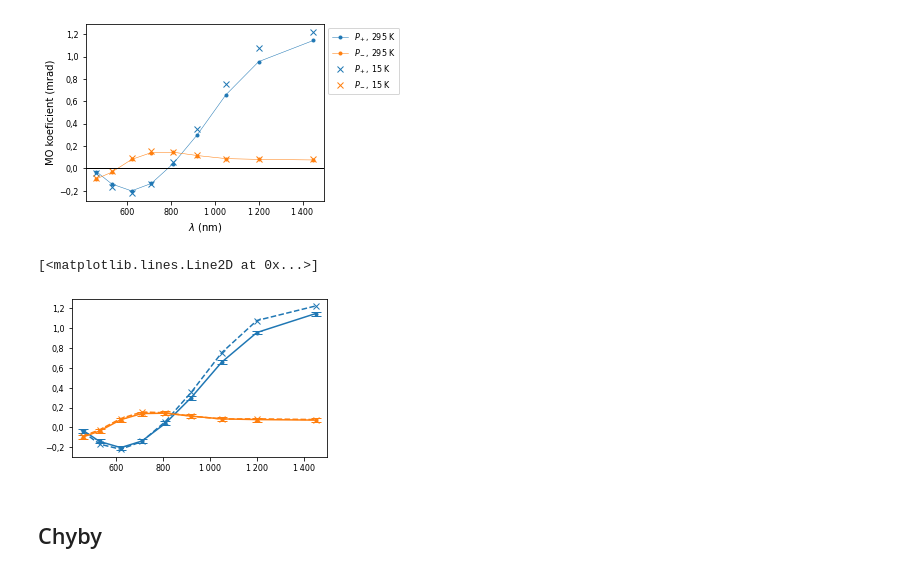
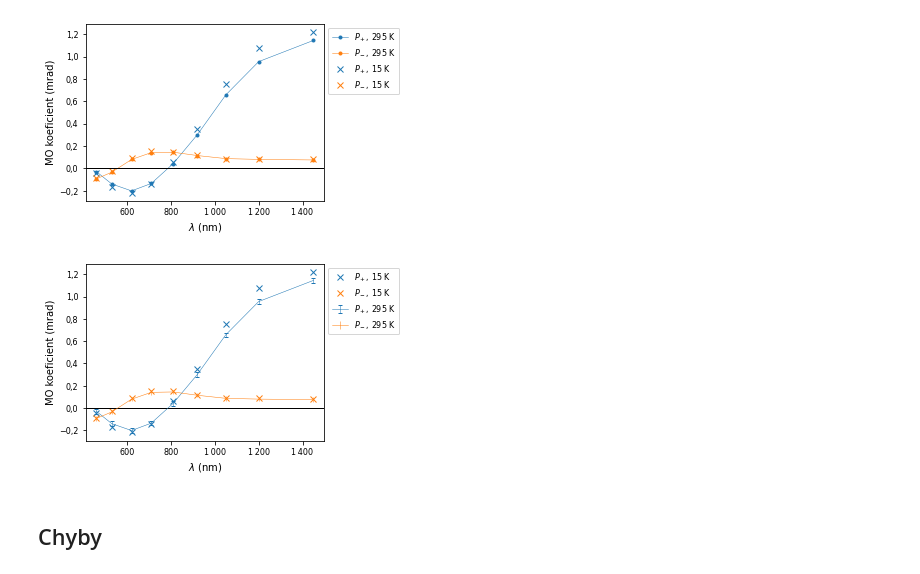
Before and after one commit to vladidobro/thesis, a Jupyter notebook: data/cofe-pmld.ipynb, the cells around one changed output. Drawn from its saved outputs; the diff is of its cells as text; code cells hidden in the pictures.

Commit message:
pmld, cast berremana

```diff
--- a/data/cofe-pmld.ipynb
+++ b/data/cofe-pmld.ipynb
@@ -90,15 +90,23 @@ fig.savefig('out/cofe-pmld.pdf')
 # %% [output]
 [figure]
 # %%
-fig, ax = plt.subplots(figsize=(4,2.5),constrained_layout=True)
+fig, ax = plt.subplots(figsize=(5,3),constrained_layout=True)
 
-ax.errorbar(f1.df['wavelength'], f1.df['Pp'], 0.02, color='C0', marker='.', label=r'$P_+$, 295 K', capsize=5)
-ax.errorbar(f1.df['wavelength'], f1.df['Pm'], 0.02, color='C1', marker='.', label=r'$P_-$, 295 K', capsize=5)
-ax.plot(f2.df['wavelength'], f2.df['Pp'], color='C0', linestyle='dashed', marker='x', label=r'$P_+$, 15 K')
-ax.plot(f2.df['wavelength'], f2.df['Pm'], color='C1', linestyle='dashed', marker='x', label=r'$P_-$, 15 K')
+ax.errorbar(f1.df['wavelength'], f1.df['Pp'], 0.02, color='C0', linewidth=0.5, capsize=2, label=r'$P_+$, 295 K')
+ax.errorbar(f1.df['wavelength'], f1.df['Pm'], 0.02, color='C1', linewidth=0.5, label=r'$P_-$, 295 K')
+ax.plot(f2.df['wavelength'], f2.df['Pp'], 'x', color='C0', label=r'$P_+$, 15 K')
+ax.plot(f2.df['wavelength'], f2.df['Pm'], 'x', color='C1', label=r'$P_-$, 15 K')
+
+ax.axhline(y=0, color='black', linewidth=1)
+
+ax.set_xlabel(r'$\lambda$ (nm)')
+ax.set_ylabel(r'MO koeficient (mrad)')
+
+ax.legend(bbox_to_anchor=(1,1))
+
+fig.savefig('out/cofe-pmld1.pdf')
 # %% [output]
-[<matplotlib.lines.Line2D at 0x...>]
-[figure, old version]
+[figure, new version]
 # %% [markdown]
 ## Chyby
 # %%
```
Also changed, not shown: parts of 2 cells of this notebook, 2 other files.
